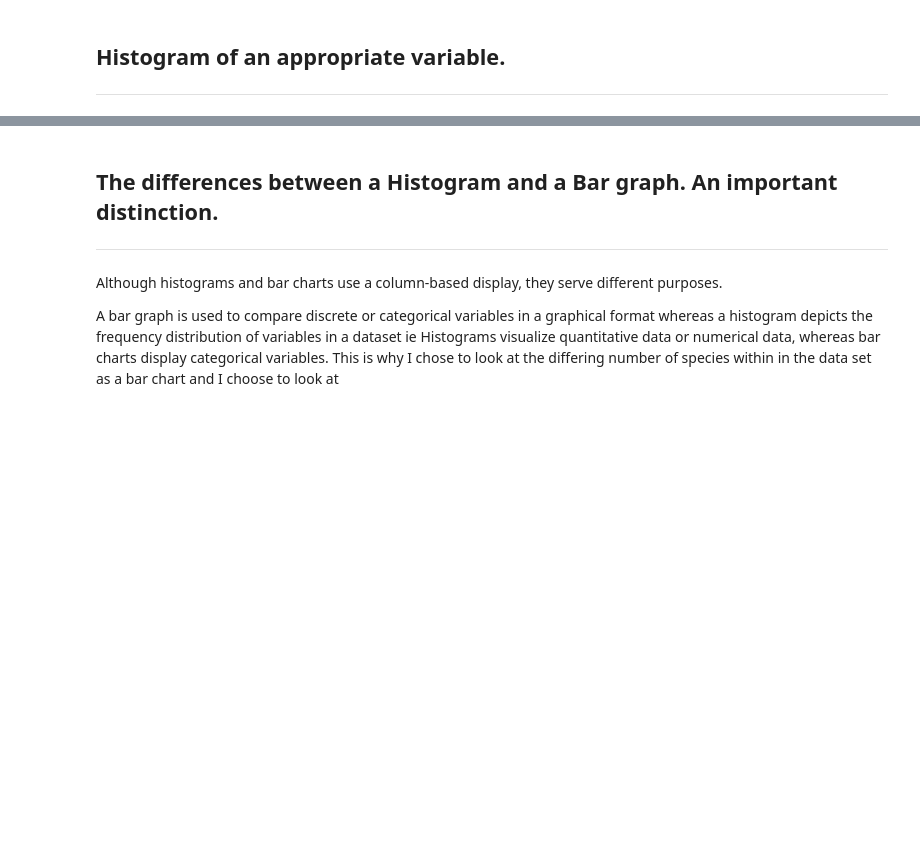
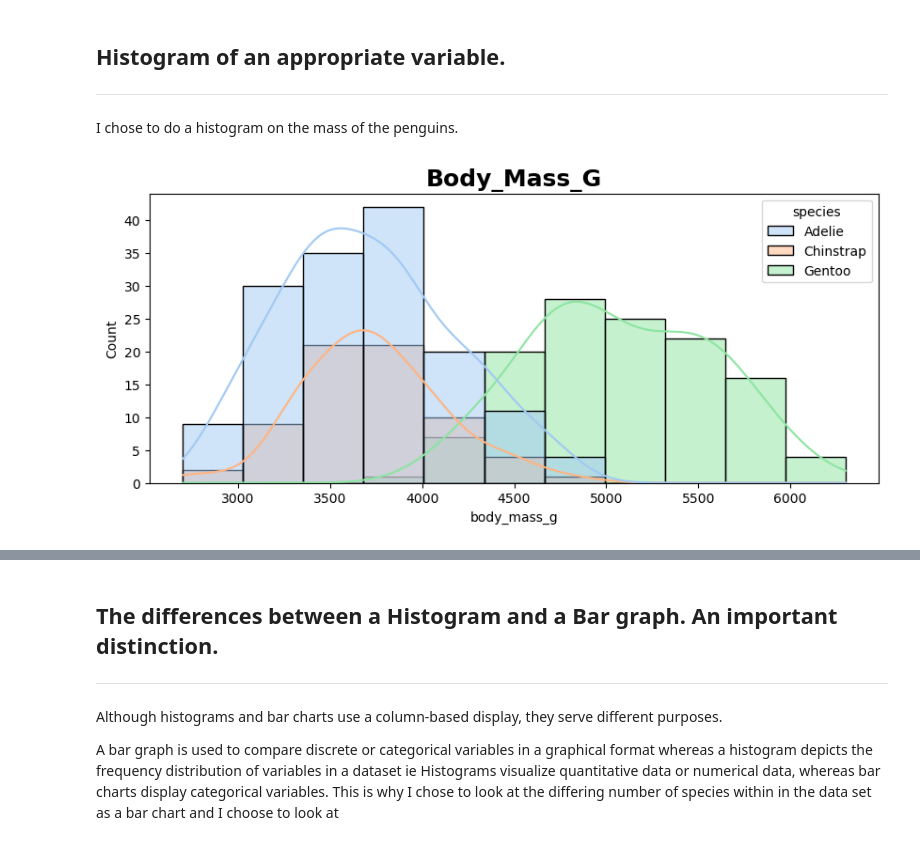
Before and after one commit to GraceMarySmyth/MyProject, a Jupyter notebook: Penguins.ipynb, the cells around one changed output, grey strips where cells are left out. Drawn from its saved outputs; the diff is of its cells as text; code cells hidden in the pictures; blank space fills up the shorter version.

```diff
--- a/Penguins.ipynb
+++ b/Penguins.ipynb
@@ -271,0 +277,14 @@ plt.pie(species.values, labels=species.index, autopct="%.1f%%", textprops={"font
+# %% [markdown]
+I chose to do a histogram on the mass of the penguins.
+# %%
+# plot the histogram
+
+def histplot(column):
+    plt.figure(figsize=(10,4))
+    sb.histplot(x= column, kde=True, data=df, hue='species', palette='pastel')
+    plt.title(f"{column.title()}",fontweight="black",size=18)
+    plt.show()
+# %%
+histplot('body_mass_g')
+# %% [output]
+[figure, added]
```
Also changed, not shown: parts of 6 cells of this notebook.
